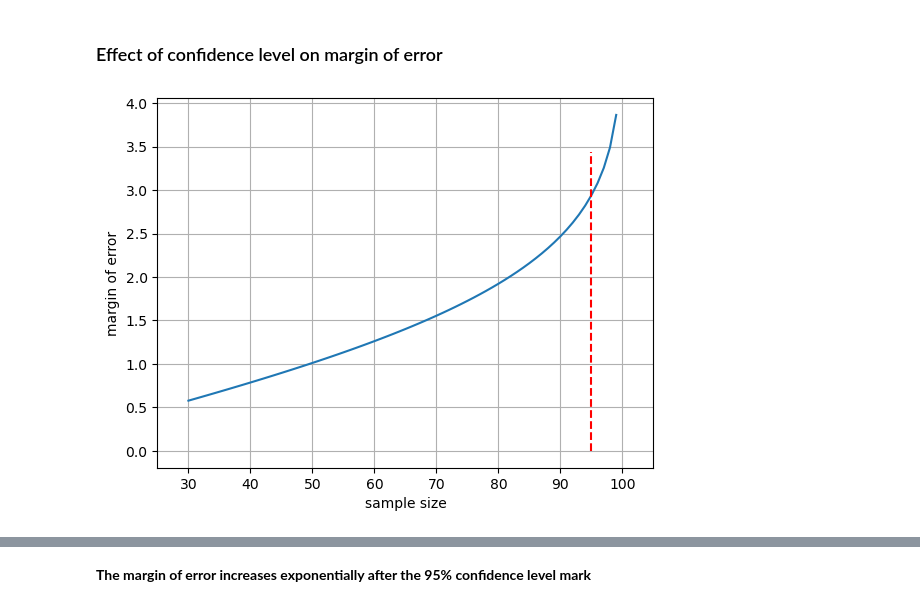
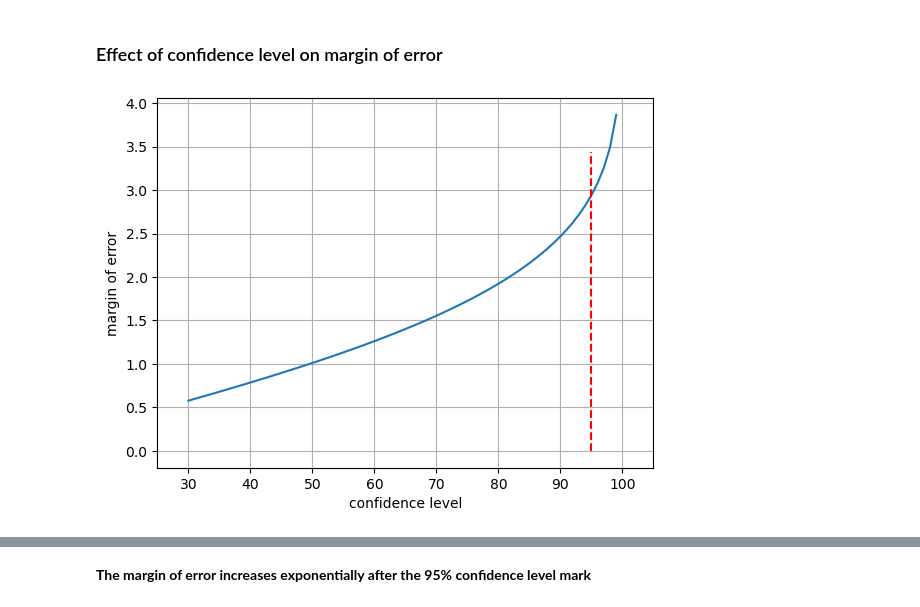
Before and after one commit to Himanshu-1703/confidence_intervals, a Jupyter notebook: notebook.ipynb, the cells around one changed output, grey strips where cells are left out. Cells and saved outputs as stored; diff of their text form; code cells hidden in the pictures.

```diff
--- a/notebook.ipynb
+++ b/notebook.ipynb
@@ -109,16 +109,16 @@ z_critical = stats.norm.ppf(((confidence_levels + 100)/100)/2)
 # %%
 moe = z_critical * (pop_std / np.sqrt(n))
 
 # plot the graph
 plt.plot(confidence_levels,moe)
-plt.xlabel('sample size')
+plt.xlabel('confidence level')
 plt.ylabel('margin of error')
 plt.vlines(x=confidence_levels[confidence_levels == 95],ymin=0,ymax=moe[confidence_levels == 95] + 0.5,linestyles='dashed',color='red')
 plt.xlim(25,105)
 plt.grid()
 plt.show()
 # %% [output]
-[figure, old version]
+[figure, new version]
 # %%
 moe
 # %% [output]
```
Also changed, not shown: parts of 2 cells of this notebook, 7 other files.
